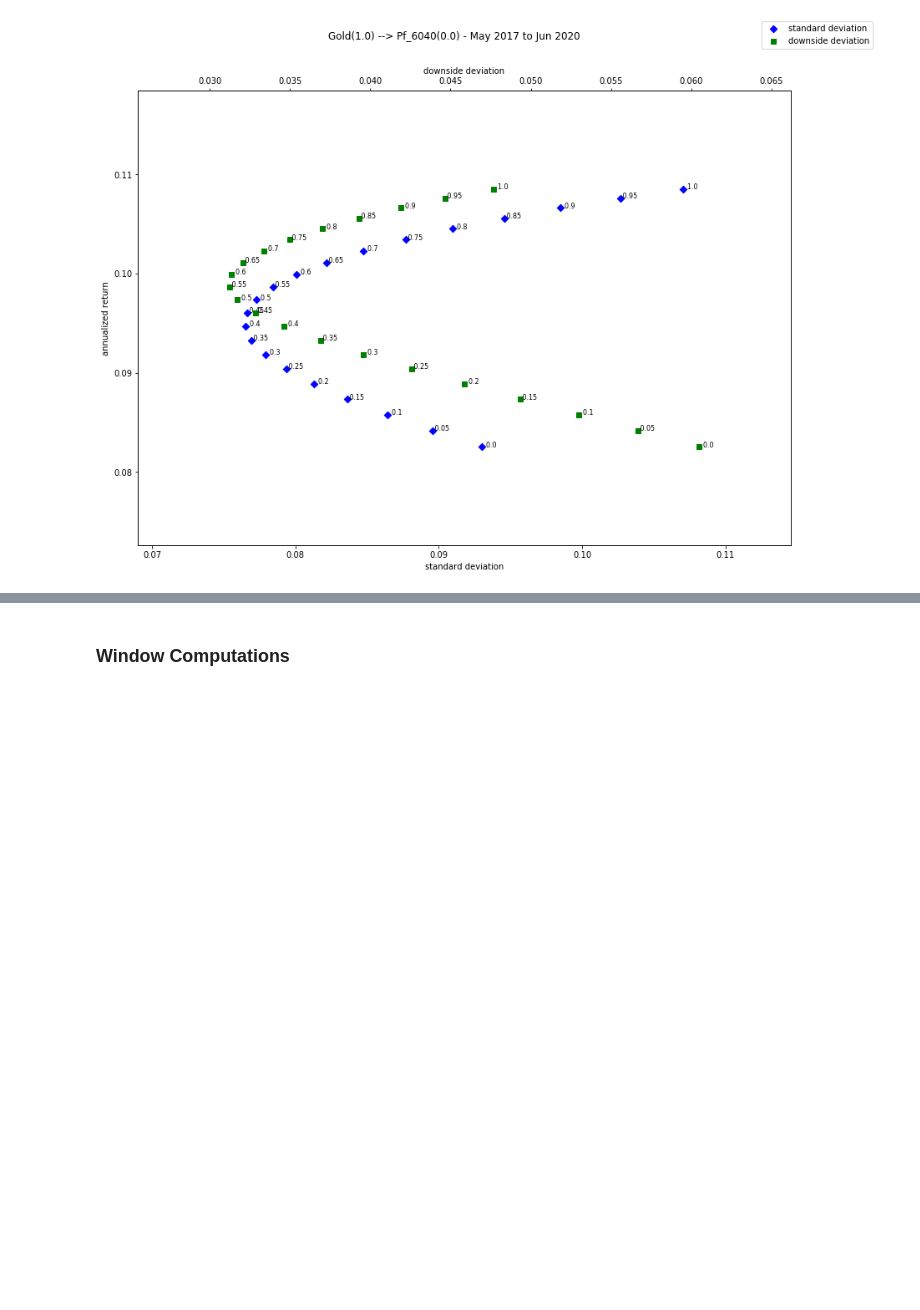
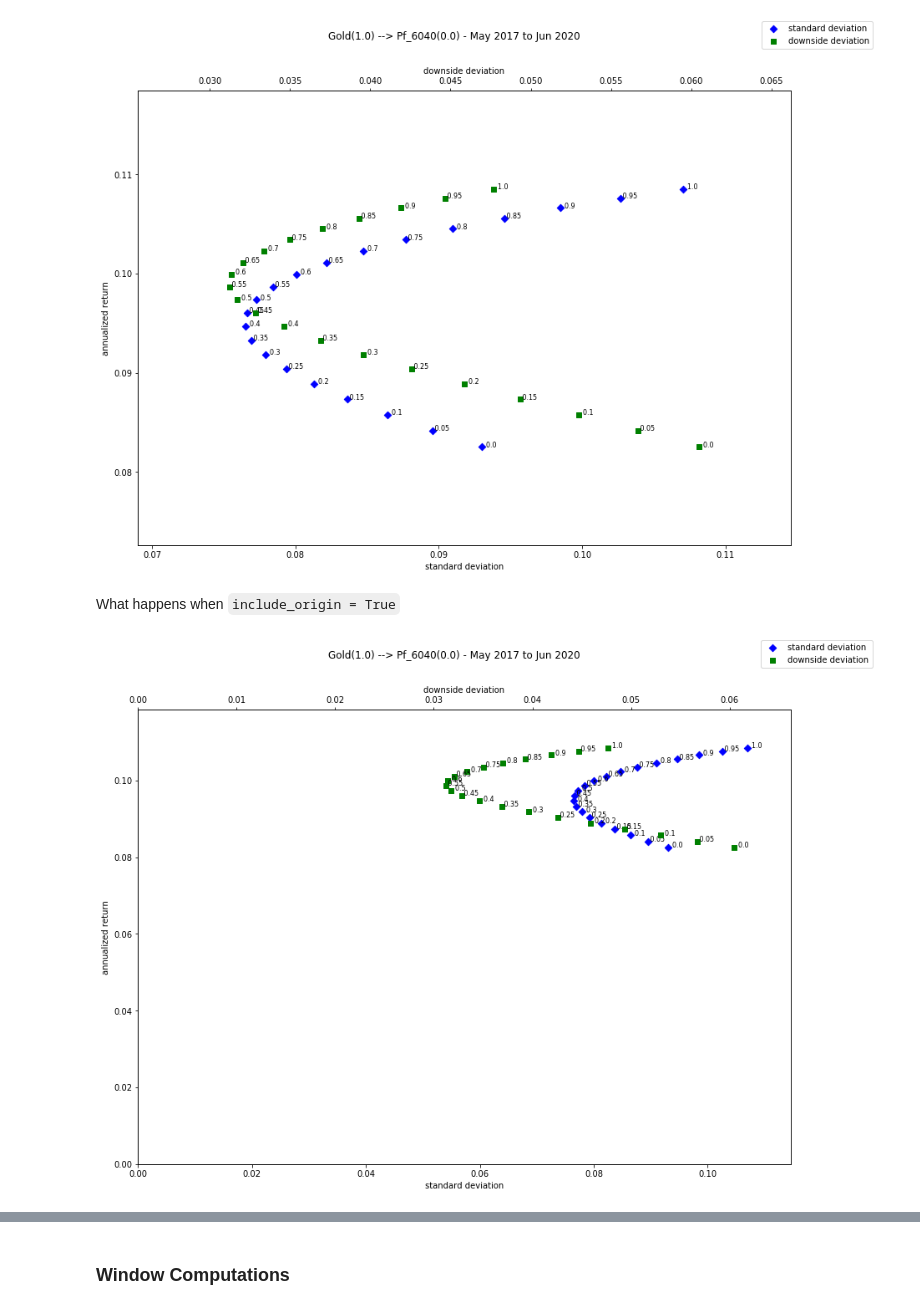
Before and after one commit to rickatx/rfpfolio, a Jupyter notebook: 01_Stats.ipynb, the cells around one changed output, grey strips where cells are left out. Cells and saved outputs as stored; diff of their text form; code cells hidden in the pictures; blank space fills up the shorter version.

```diff
--- a/01_Stats.ipynb
+++ b/01_Stats.ipynb
@@ -233,7 +296,8 @@ A plot of return vs. volatility for various allocations of two return series ill
 VOL_STANDARD = 1  # Indicates standard deviation as volatility measure
 VOL_DOWNSIDE = 2  # Indicates downside deviation as volatility measure
 
-def plot_bullet(ret1, ret2, nsteps, period='monthly', rebal_period=3, vol=VOL_STANDARD, fig_size=(14,10)):
+def plot_bullet(ret1, ret2, nsteps, period='monthly', rebal_period=3, vol=VOL_STANDARD, fig_size=(14,10),
+               include_origin=False):
     """Generate a plot of return vs. volatility that results from combining two return series in proportions from 0 to 100%.
 
     Args:
@@ -245,6 +309,7 @@ def plot_bullet(ret1, ret2, nsteps, period='monthly', rebal_period=3, vol=VOL_ST
      - vol: which volatility measure(s) to include in the plot can be one of {VOL_STANDARD, VOL_DOWNSIDE}, or a
      boolean or of these values (indicating to plot both)
      - fig_size: size of plot
+     - include_origin: If True, ensure range of x- and y-axes start at 0 (for eyballing tangency line w/ risk-free asset)
      """
 
     df, date_range = ret_vol_combos(ret1, ret2, nsteps, period, rebal_period)
@@ -275,6 +340,13 @@ def plot_bullet(ret1, ret2, nsteps, period='monthly', rebal_period=3, vol=VOL_ST
     if vol & VOL_DOWNSIDE:
         ax2.scatter(downside_list, return_list, marker="s", c='g', label="downside deviation")
 
+    # optionally include origin in graph (set lower x,y bounds for all axes to 0)
+    if include_origin:
+        ax1.set_xlim((0, ax1.get_xlim()[1]))
+        ax2.set_xlim((0, ax2.get_xlim()[1]))
+        ax1.set_ylim((0, ax1.get_ylim()[1]))
+        ax2.set_ylim((0, ax2.get_ylim()[1]))
+
     # Title
     start_date = date_range.start_date.strftime('%b %Y')
     end_date = date_range.end_date.strftime('%b %Y')
@@ -305,3 +377,9 @@ Plot returns for various portfolio combinations of the pair versus the portfolio
 plot_bullet(gold, pf_6040, 20, vol=VOL_STANDARD|VOL_DOWNSIDE)
 # %% [output]
 [figure]
+# %% [markdown]
+What happens when `include_origin = True`
+# %%
+plot_bullet(gold, pf_6040, 20, vol=VOL_STANDARD|VOL_DOWNSIDE, include_origin=True)
+# %% [output]
+[figure, added]
```
Also changed, not shown: parts of 9 cells of this notebook, 4 other files.
